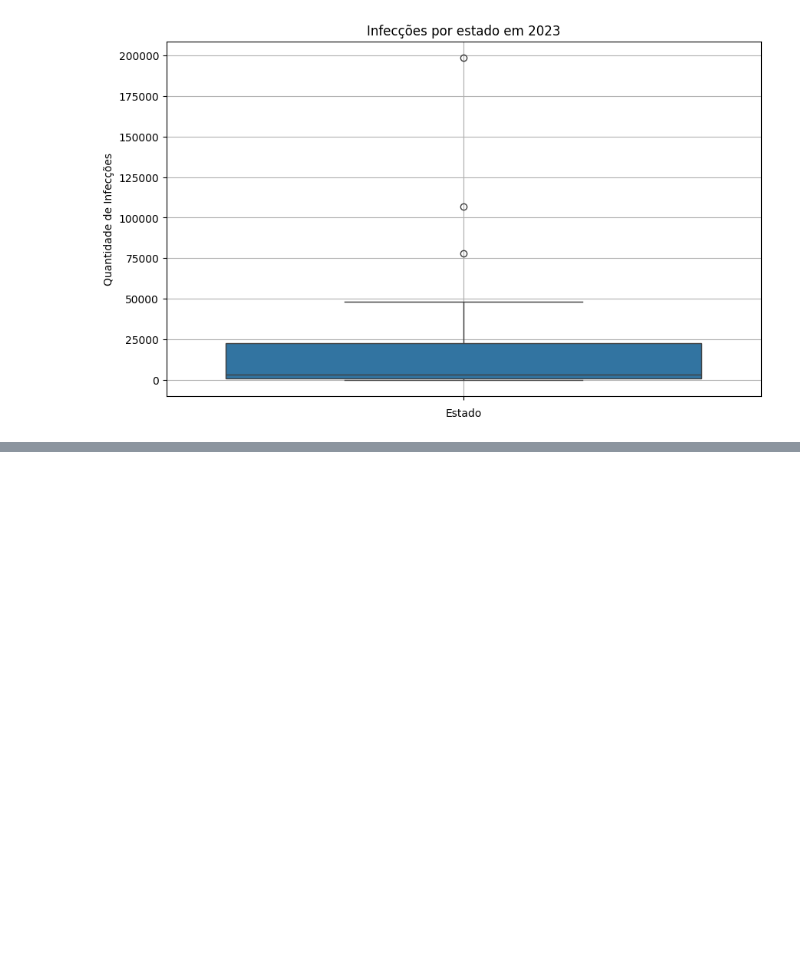
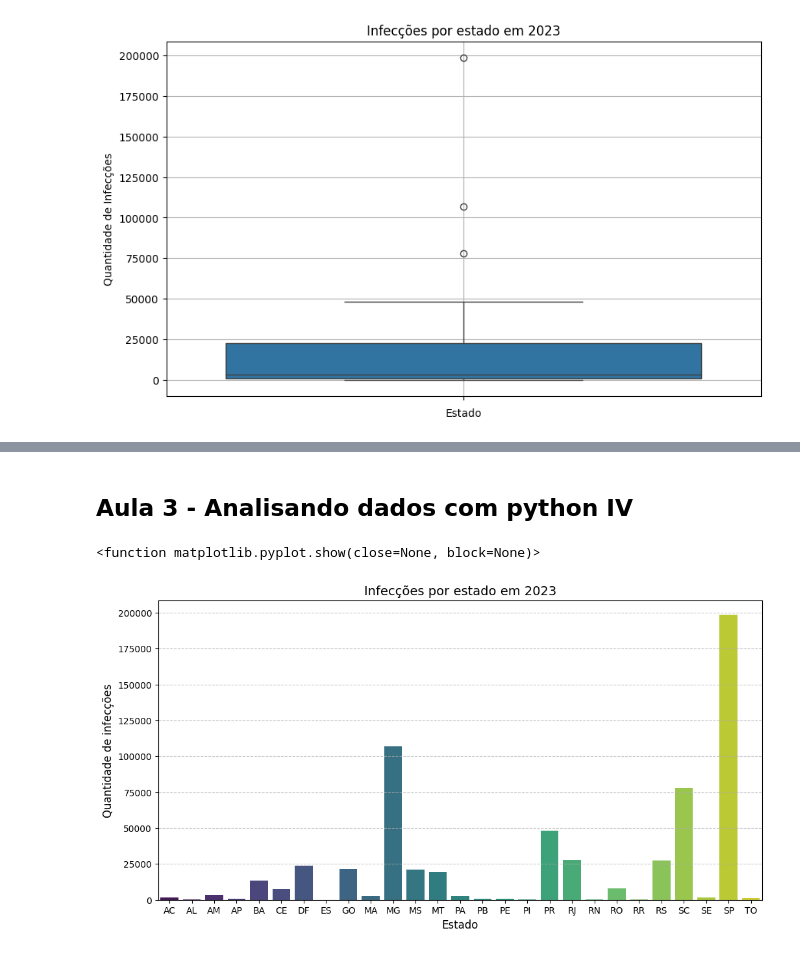
Before and after one commit to AleLucasG/Pos_Tech_FIAP_Data_Analytics, a Jupyter notebook: 01-data-analytics/handson/handson-01-analise-dados-storytelling/Dengue_Brasil.ipynb, the cells around one changed output, grey strips where cells are left out. Cells and saved outputs as stored; diff of their text form; code cells hidden in the pictures; blank space fills up the shorter version.

Commit message:
Conclusão Aula 3 - Analisando dados com python IV

```diff
--- a/01-data-analytics/handson/handson-01-analise-dados-storytelling/Dengue_Brasil.ipynb
+++ b/01-data-analytics/handson/handson-01-analise-dados-storytelling/Dengue_Brasil.ipynb
@@ -349,3 +349,19 @@ figI = px.box(infeccoes_estado_2023,
 figI.show()
 # %% [output]
 [interactive output not drawn]
+# %% [markdown]
+## Aula 3 - Analisando dados com python IV
+# %%
+plt.figure(figsize=(12, 6))
+# Cria um gráfico de barras para comparar a quantidade de infecções por estado (UF) no ano de 2023, facilitando a visualização das diferenças entre os estados
+sns.barplot(data = infeccoes_estado_2023, x = 'uf', y = 'qtd_infeccoes', palette='viridis')
+
+# Personalizar o gráfico
+plt.title('Infecções por estado em 2023', fontsize = 14)
+plt.xlabel('Estado', fontsize = 12)
+plt.ylabel('Quantidade de infecções', fontsize = 12)
+plt.grid(axis = 'y', linestyle = '--', alpha = 0.7)
+plt.show
+# %% [output]
+<function matplotlib.pyplot.show(close=None, block=None)>
+[figure, added]
```
Also changed, not shown: parts of 3 cells of this notebook.
